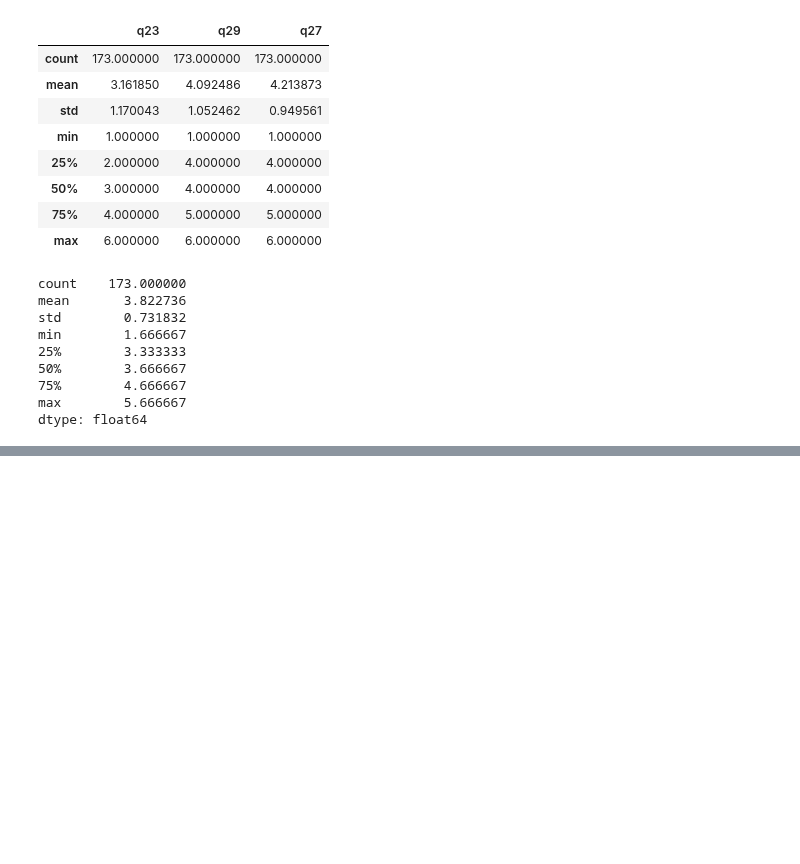
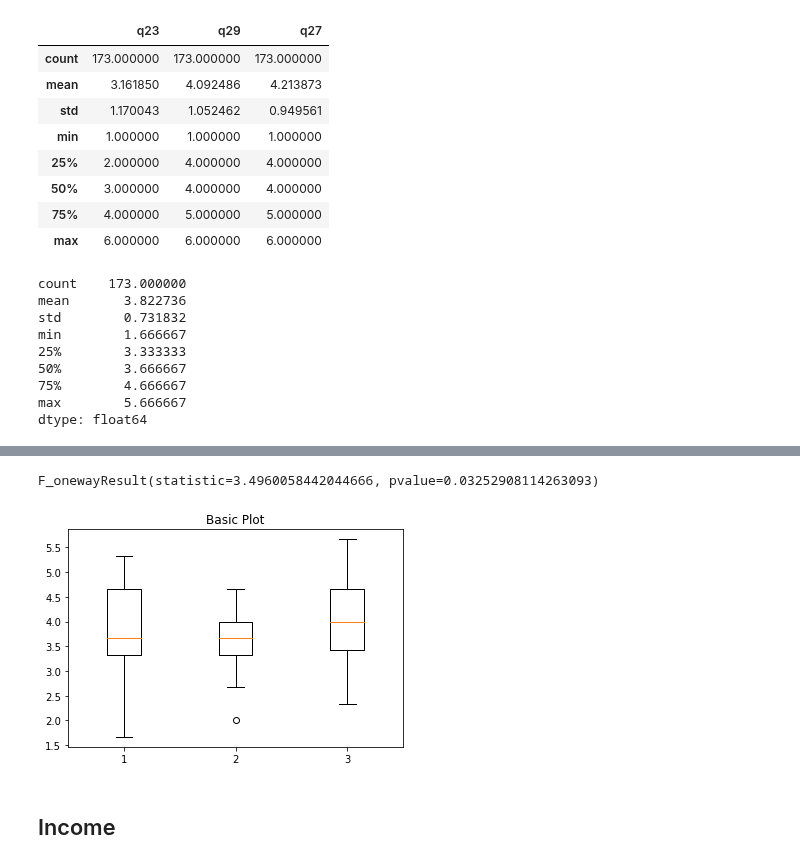
Before and after one commit to stathis99/Statistical-Analysis-for-Patient-Safety, a Jupyter notebook: Patient Analysis/correlation analysis/Parameter 3.ipynb, the cells around one changed output, grey strips where cells are left out. Saved outputs shown, nothing was run; the diff lists cells and outputs as text; code cells hidden in the pictures; blank space fills up the shorter version.

```diff
--- a/Patient Analysis/correlation analysis/Parameter 3.ipynb
+++ b/Patient Analysis/correlation analysis/Parameter 3.ipynb
@@ -100,0 +201,10 @@ dtype: float64
+# %%
+#OIKOGENIAKI KATASTASI
+
+family = patients_personalInfo['family']
+
+family= pd.concat([family,individualScore],axis=1)
+
+family.columns = ['Family','Score']
+
+family = family.dropna()
@@ -100,0 +231,28 @@ dtype: float64
+# %%
+monos = []
+se_gamo = []
+se_gamo_me_paidia = []
+
+
+#create table for every category of profession
+for index, row in family.iterrows():
+    if row['Family'] == 1:
+        monos.append(row['Score'])
+    elif row['Family'] == 2:
+        se_gamo.append(row['Score'])
+    elif row['Family'] == 3:
+        se_gamo_me_paidia.append(row['Score'])
+# %%
+f_oneway(monos,se_gamo, se_gamo_me_paidia)
+# %% [output]
+F_onewayResult(statistic=3.4960058442044666, pvalue=0.03252908114263093)
+# %%
+fig1, ax1 = plt.subplots()
+ax1.set_title('Basic Plot')
+ax1.boxplot([monos,se_gamo, se_gamo_me_paidia])
+
+plt.show()
+# %% [output]
+[figure, added]
+# %% [markdown]
+## Income
```
Also changed, not shown: parts of 42 cells of this notebook, 2 other files.
